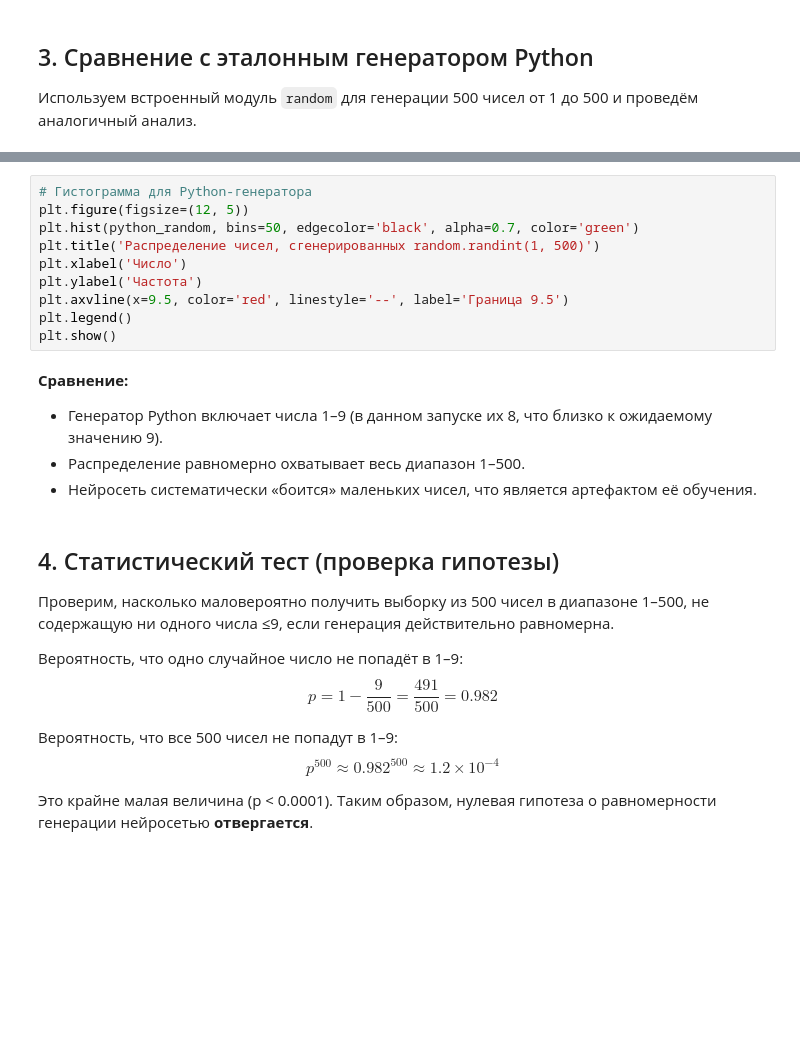
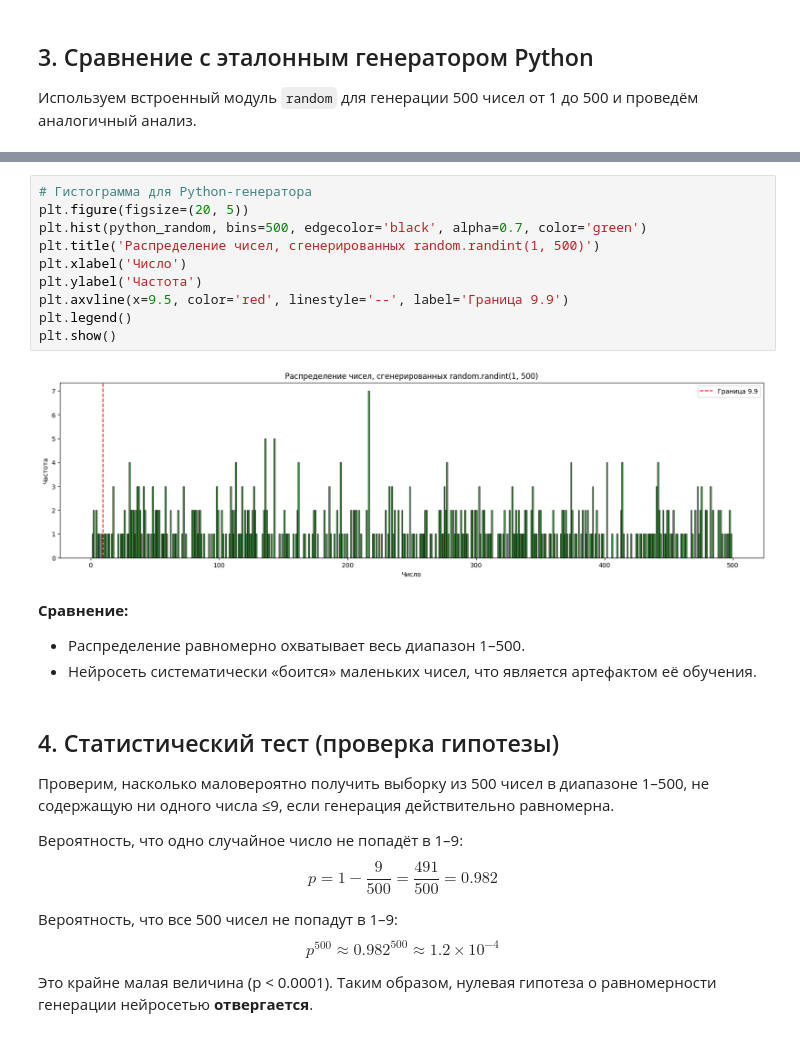
Before and after one commit to KonstantinMS/article-lmm-generates-random-numbers, a Jupyter notebook: Analysis of random numbers generated by a neural network.ipynb, the cells around one changed output, grey strips where cells are left out. Cells and saved outputs as stored; diff of their text form; blank space fills up the shorter version.

```diff
--- a/Analysis of random numbers generated by a neural network.ipynb
+++ b/Analysis of random numbers generated by a neural network.ipynb
@@ -90,16 +118,17 @@ print(f"Максимальное число: {max(python_random)}")
 # %%
 # Гистограмма для Python-генератора
-plt.figure(figsize=(12, 5))
-plt.hist(python_random, bins=50, edgecolor='black', alpha=0.7, color='green')
+plt.figure(figsize=(20, 5))
+plt.hist(python_random, bins=500, edgecolor='black', alpha=0.7, color='green')
 plt.title('Распределение чисел, сгенерированных random.randint(1, 500)')
 plt.xlabel('Число')
 plt.ylabel('Частота')
-plt.axvline(x=9.5, color='red', linestyle='--', label='Граница 9.5')
+plt.axvline(x=9.5, color='red', linestyle='--', label='Граница 9.9')
 plt.legend()
 plt.show()
+# %% [output]
+[figure, added]
 # %% [markdown]
 **Сравнение:**
-- Генератор Python включает числа 1–9 (в данном запуске их 8, что близко к ожидаемому значению 9).
 - Распределение равномерно охватывает весь диапазон 1–500.
 - Нейросеть систематически «боится» маленьких чисел, что является артефактом её обучения.
 # %% [markdown]
```
Also changed, not shown: parts of 11 cells of this notebook.
